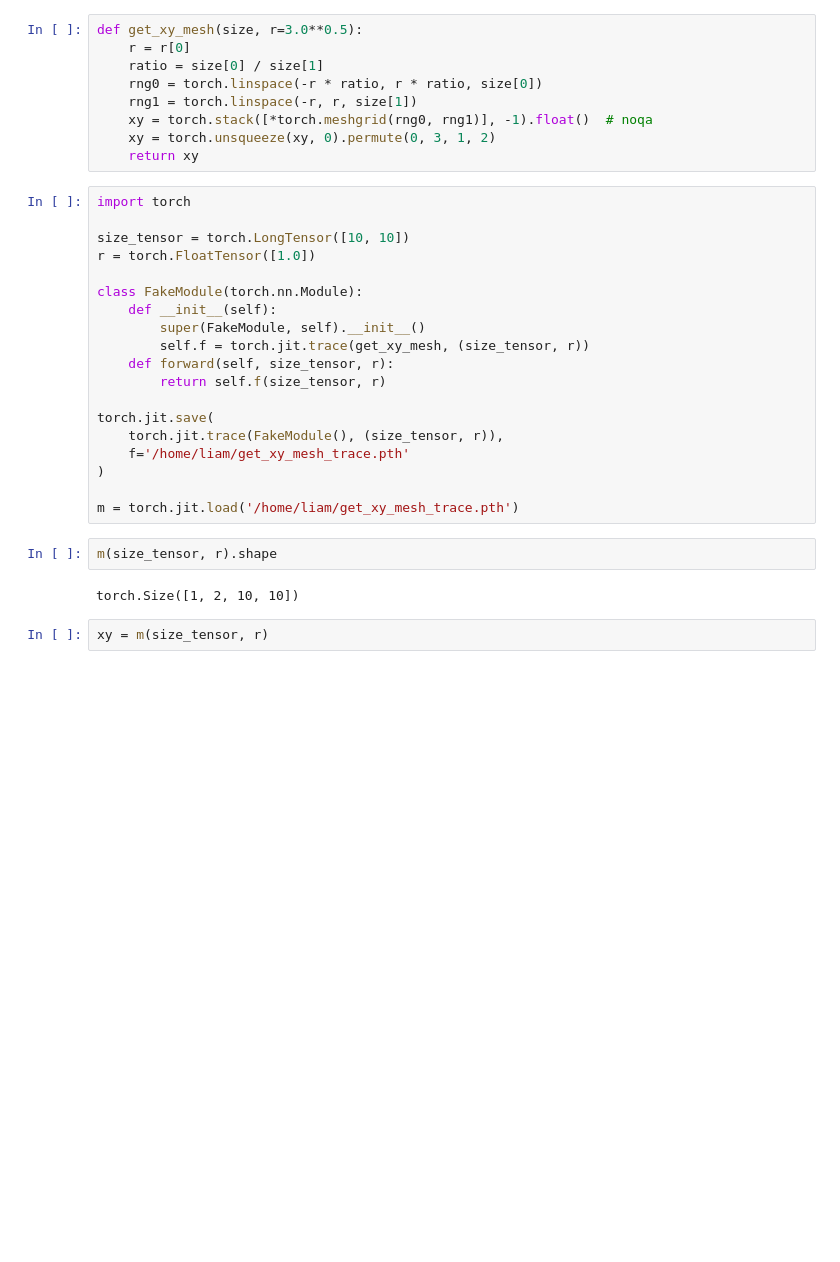
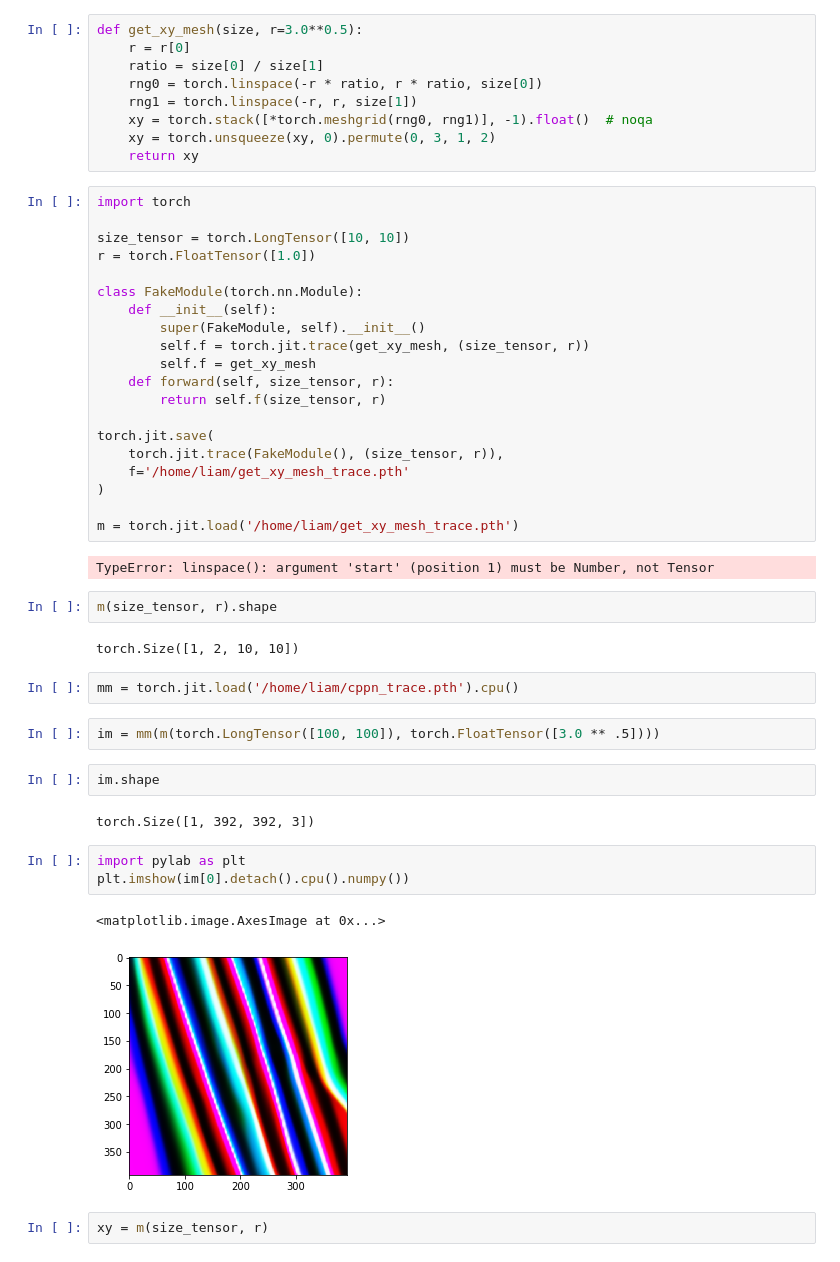
Before and after one commit to nlml/dreamz, a Jupyter notebook: examples/traces.ipynb, the cells around one changed output. Cells and saved outputs as stored; diff of their text form; blank space fills up the shorter version.

```diff
--- a/examples/traces.ipynb
+++ b/examples/traces.ipynb
@@ -17,6 +17,7 @@ class FakeModule(torch.nn.Module):
     def __init__(self):
         super(FakeModule, self).__init__()
         self.f = torch.jit.trace(get_xy_mesh, (size_tensor, r))
+        self.f = get_xy_mesh
     def forward(self, size_tensor, r):
         return self.f(size_tensor, r)
 
@@ -26,10 +27,26 @@ torch.jit.save(
 )
 
 m = torch.jit.load('/home/liam/get_xy_mesh_trace.pth')
+# %% [output]
+TypeError: linspace(): argument 'start' (position 1) must be Number, not Tensor
 # %%
 m(size_tensor, r).shape
 # %% [output]
 torch.Size([1, 2, 10, 10])
+# %%
+mm = torch.jit.load('/home/liam/cppn_trace.pth').cpu()
+# %%
+im = mm(m(torch.LongTensor([100, 100]), torch.FloatTensor([3.0 ** .5])))
+# %%
+im.shape
+# %% [output]
+torch.Size([1, 392, 392, 3])
+# %%
+import pylab as plt
+plt.imshow(im[0].detach().cpu().numpy())
+# %% [output]
+<matplotlib.image.AxesImage at 0x...>
+[figure, added]
 # %%
 xy = m(size_tensor, r)
 # %%
```
Also changed, not shown: parts of 1 cell of this notebook, 8 other files.
